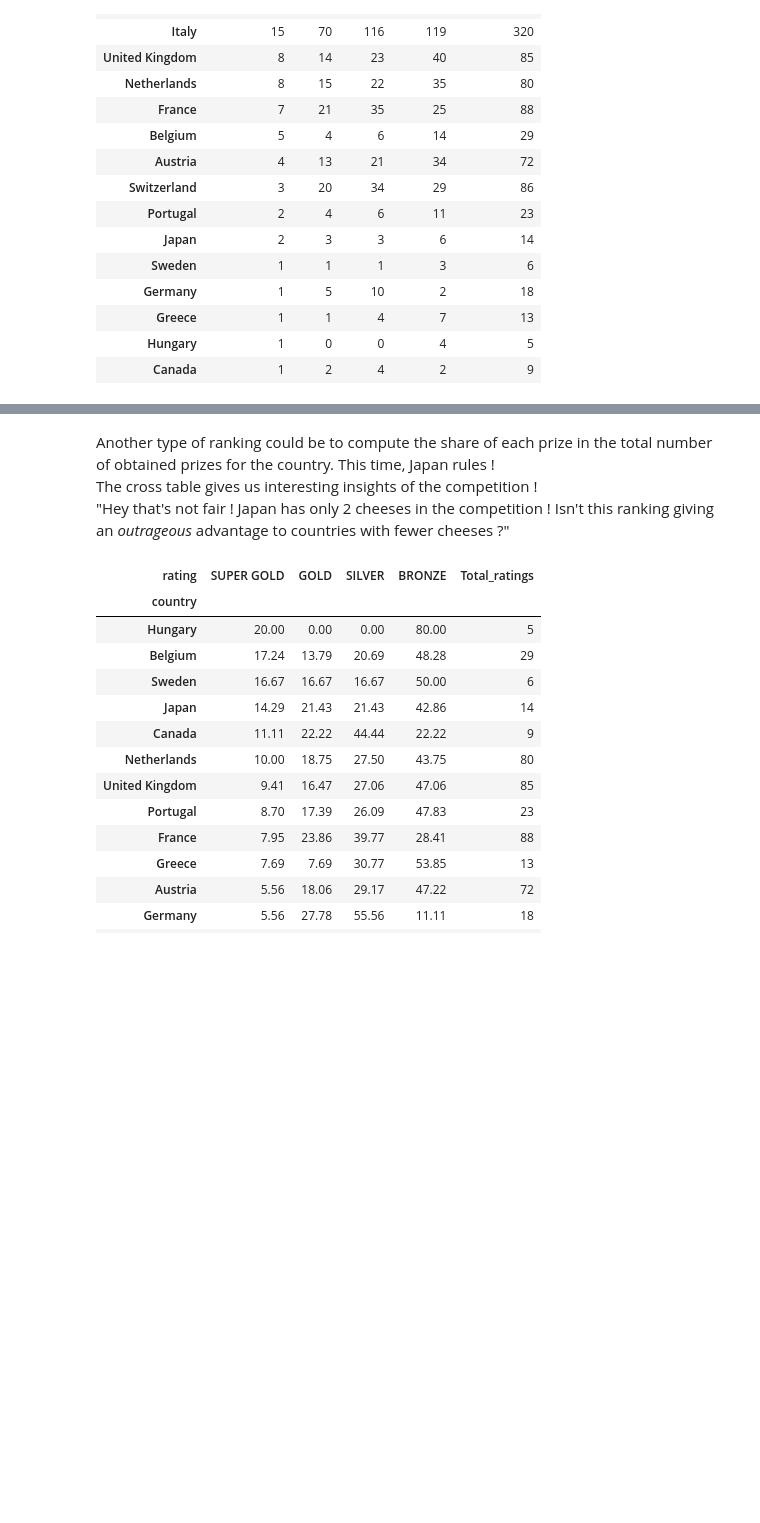
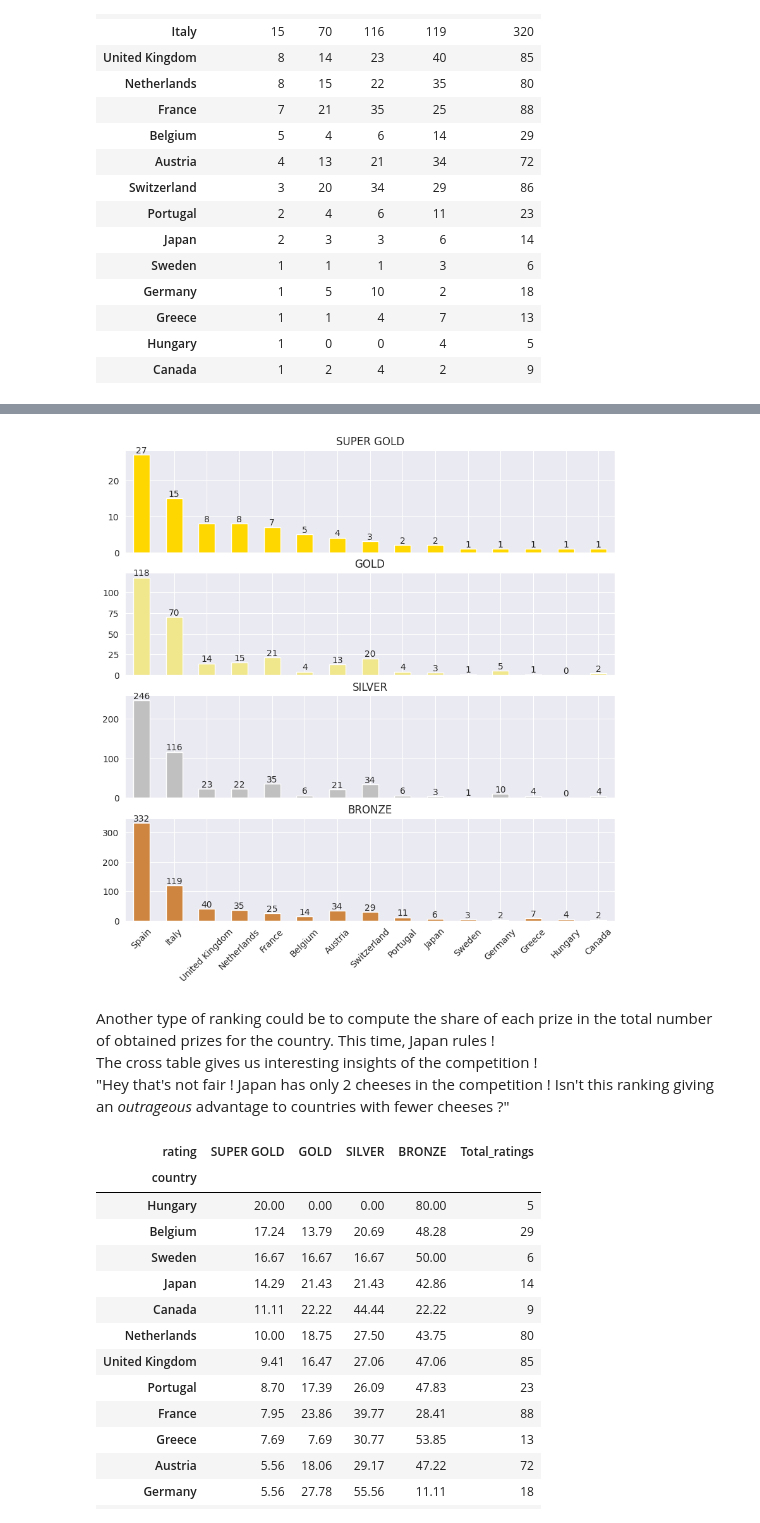
Before and after one commit to NanoClem/world-cheese-awards-analysis, a Jupyter notebook: world_cheese_awards_2021_EDA.ipynb, the cells around one changed output, grey strips where cells are left out. Saved outputs shown, nothing was run; the diff lists cells and outputs as text; code cells hidden in the pictures; blank space fills up the shorter version.

```diff
--- a/world_cheese_awards_2021_EDA.ipynb
+++ b/world_cheese_awards_2021_EDA.ipynb
@@ -229,0 +412,23 @@ plt.show()
+# %%
+def rewards_distrib(
+    df: pd.DataFrame,
+    figsize: tuple[int, int] = (10, 5),
+    bar_type: str = 'bar',
+    bar_labels: bool = False,
+    colors: list[str] = color_palette,
+    padding_top: float = 1.6,
+):
+    """Plot the distribution of each rewards in separate subplots."""
+    fig, ax = plt.subplots(len(ratings), 1, figsize=figsize, sharex=True)
+
+    for i, rt in enumerate(ratings):
+        df.loc[:, rt].plot(kind=bar_type, ax=ax[i], title=rt, color=colors[i])
+        ax[i].tick_params('x', labelrotation=45)
+        ax[i].set(xlabel=None)
+
+        if bar_labels:
+            for container in ax[i].containers:
+                ax[i].bar_label(container)
+
+    plt.subplots_adjust(top=padding_top)
+    plt.show()
@@ -230,6 +444,10 @@ plt.show()
+# %%
+rewards_distrib(top_n, bar_labels=True, colors=color_palette[::-1])
+# %% [output]
+[figure, added]
 # %% [markdown]
 Another type of ranking could be to compute the share of each prize in the total number of obtained prizes for the country. This time, Japan rules !
 The cross table gives us interesting insights of the competition !
-"Hey that's not fair ! Japan has only 2 cheeses in the competition ! Isn't this ranking giving an *outrageous* advantage to countries with fewer cheeses ?"
+"Hey that's not fair ! Japan has only 2 cheeses in the competition ! Isn't this ranking giving an _outrageous_ advantage to countries with fewer cheeses ?"
 # %%
 per_top_n = top_n.copy()
```
Also changed, not shown: parts of 56 cells of this notebook.
